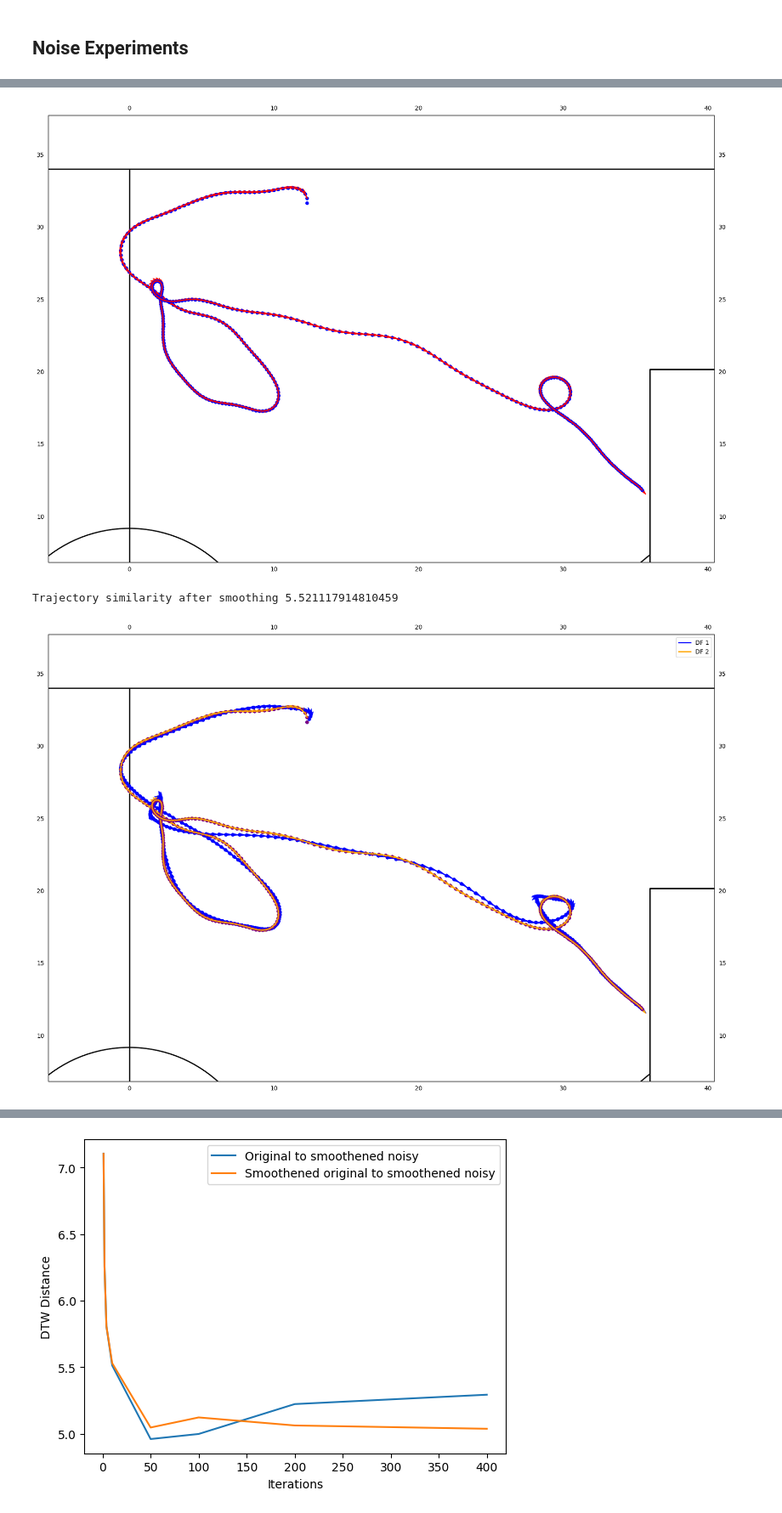
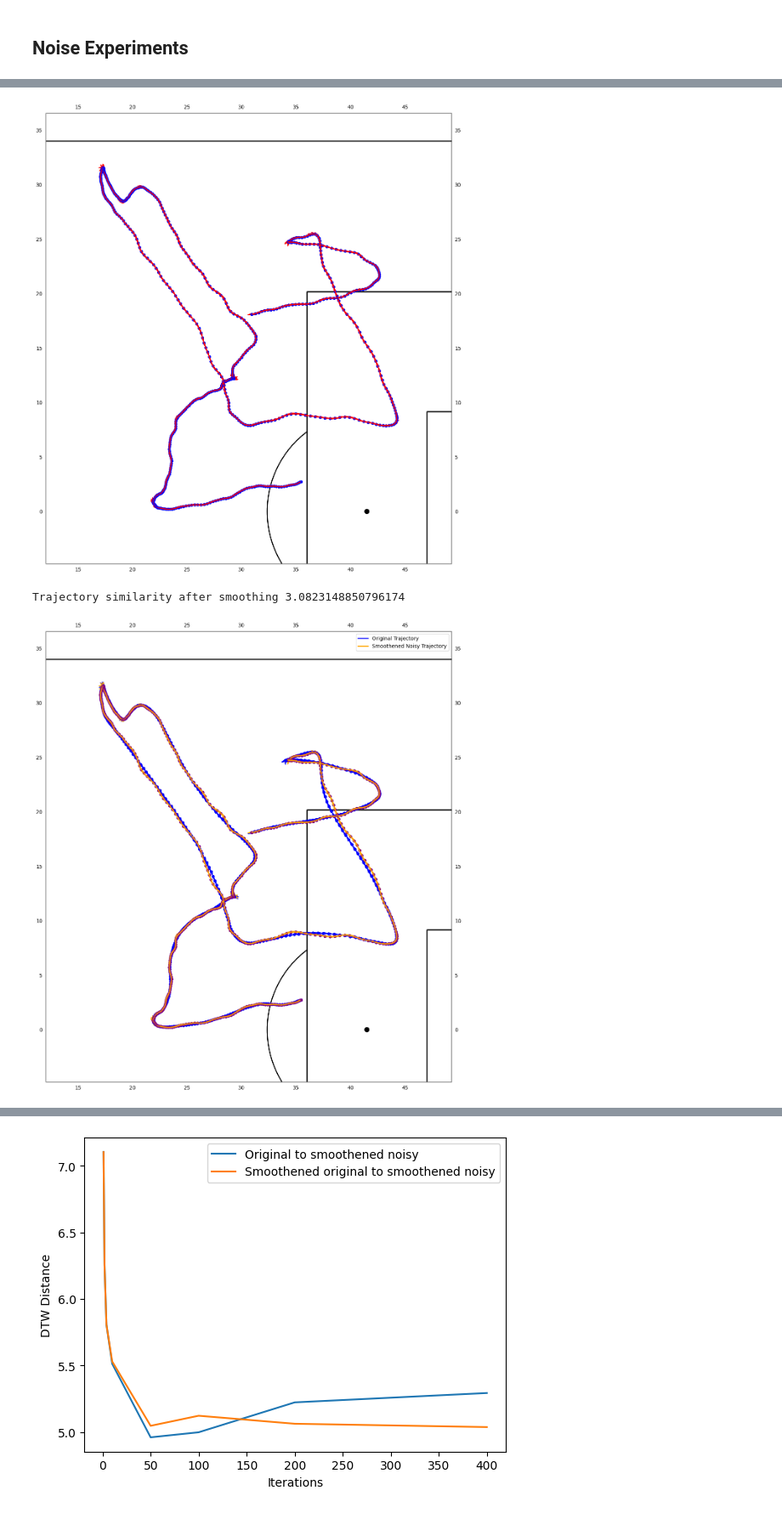
Before and after one commit to AdamSuma/TrackingDataSmoothing, a Jupyter notebook: src/timeSeriesAnalysis.ipynb, the cells around one changed output, grey strips where cells are left out. Shown at 85% size. Drawn from its saved outputs; the diff is of its cells as text; code cells hidden in the pictures.

```diff
--- a/src/timeSeriesAnalysis.ipynb
+++ b/src/timeSeriesAnalysis.ipynb
@@ -279,7 +514,7 @@ def getSpeedDeviationHelper(trajectory):
 # %%
 def getSpeedDeviation(trajectory):
     trajectory = pd.DataFrame(trajectory)
-    trajectory.columns = ['x', 'y', 'speed', 'time', 'frame_id']
+    trajectory.columns = ['x', 'y', 'speed', 'time', 'frame_id', 'acceleration', 'jerk']
     totalSD = 0
     for i in range(len(trajectory)//10):
         partition = trajectory.iloc[i*10:(i+1)*10, :].copy()
@@ -292,7 +527,7 @@ def getSpeedDeviation(trajectory):
 <h1>Trajectory Similarity</h1>
 # %%
 traj1 = list(map(lambda x: [x[0], x[1]], smoothIsolatedTrajs[0]))
-traj2 = list(map(lambda x: [x[0], x[1]], smoothIsolatedTrajs[1]))
+traj2 = list(map(lambda x: [x[0], x[1]], smoothIsolatedTrajs[0]))
 # %% [markdown]
 <h3>Dynamic Time Warping</h3>
 
@@ -318,0 +554,17 @@ def getDTWDistance(DF1, DF2):
+# %%
+print(its)
+dtwSavGol = []
+dtwCircleSpline = []
+for i, it in enumerate(its):
+    print(i)
+    savDF = applySavgol(smoothIsolatedTrajsDFs[0], 5, 2, int(it))
+    cSplineDF = smoothIsolatedTrajsDFs[i]
+    dtwSavGol.append(getDTWDistance(savDF, smoothIsolatedTrajsDFs[0]))
+    dtwCircleSpline.append(getDTWDistance(cSplineDF, smoothIsolatedTrajsDFs[0]))
+
+plt.plot(its, dtwSavGol, color="blue", label="Savitzky-Golay")
+plt.plot(its, dtwCircleSpline, color="red", label="Circle Spline")
+plt.xlabel("# iterations")
+plt.ylabel('DTW Distance')
+plt.legend()
+plt.show()
@@ -531,7 +796,7 @@ def applyNoise(trajectory, lateralNoiseType, longitudinalNoiseType):
 # %%
 isolatedTraj['object_id'] = playerID
 isolatedTraj.columns = ['x', 'y', 'speed', 'time', 'frame_id', 'object_id']
-noisyTraj = applyNoise(isolatedTraj.copy(), ['normal', 0, 0.5], ['normal', 0, 1])
+noisyTraj = applyNoise(isolatedTraj.copy(), ['normal', 0, 0.2], ['normal', 0, 0.4])
 noisyTraj['object_id'] = playerID
 noisyTraj
 # %% [output]
@@ -560,12 +831,20 @@ DTW distance before smoothing 11.62640712206841
 # %%
-smoothNoisy = pd.DataFrame(performSmoothing(noisyTraj[['x', 'y', 'speed', 'time', 'frame_id']].values.tolist(), 1000))
-smoothNoisy.columns = ['x', 'y', 'speed', 'time', 'frame_id']
+smoothNoisy = pd.DataFrame(performSmoothing(noisyTraj[['x', 'y', 'speed', 'time', 'frame_id']].values.tolist(), 25))
+smoothNoisy.columns = ['x', 'y', 'arclength', 'time', 'frame_id']
+smoothNoisy['speed'] = smoothNoisy['arclength']*10
 smoothNoisy['object_id'] = playerID
 smoothNoisy['frame_id'] = noisyTraj['frame_id']
 plotMovement(playerID, smoothNoisy, start_frame, end_frame)
 print(f"Trajectory similarity after smoothing {getDTWDistance(isolatedTraj, smoothNoisy)}")
-plotMovements(playerID, [isolatedTraj, smoothNoisy], start_frame, end_frame)
+plotMovements(playerID, [isolatedTraj, smoothNoisy], start_frame, end_frame, labels=['Original Trajectory', 'Smoothened Noisy Trajectory'])
+
+plt.plot(isolatedTraj['frame_id'], extractSpeed(isolatedTraj)['speed'], label='Original Speed')
+plt.plot(noisyTraj['frame_id'], smoothNoisy['speed'], label='Smoothened Noisy Speed')
+plt.xlabel('Frame')
+plt.ylabel('m/s')
+plt.legend()
+plt.show()
 # %% [output]
-[figure, old version]
+[figure, new version]
-Trajectory similarity after smoothing 5.521117914810459
+Trajectory similarity after smoothing 3.0823148850796174
-[figure, old version]
+[figure, new version]
```
Also changed, not shown: parts of 31 cells of this notebook, 17 other files.
